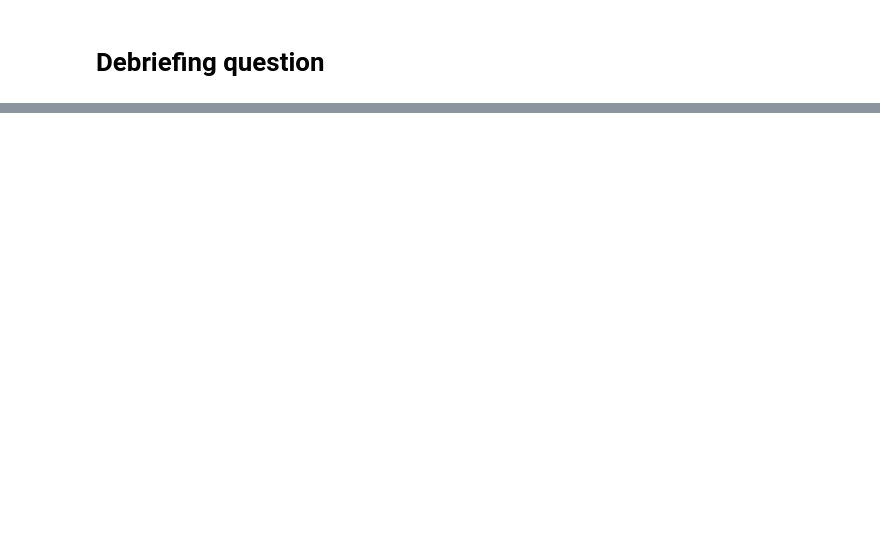
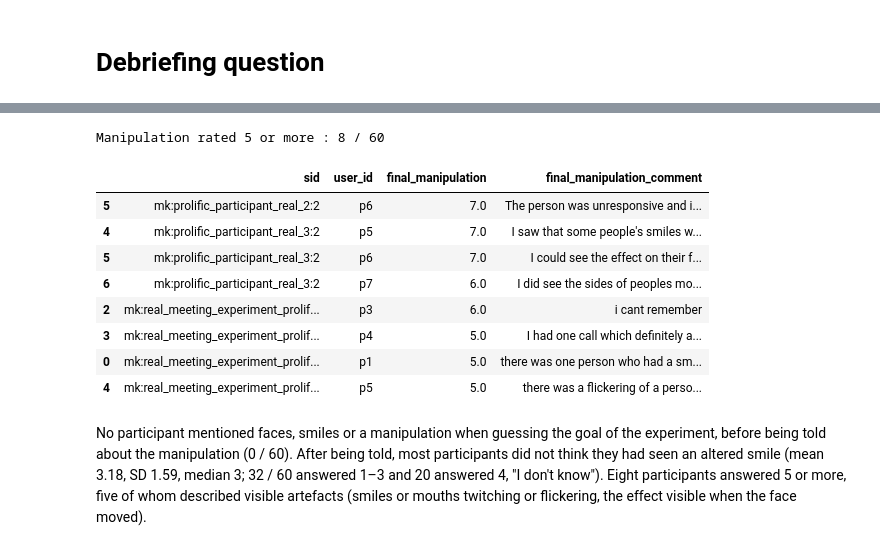
Before and after one commit to Pablo-Arias/ducksoup_methods_paper, a Jupyter notebook: behaviour/Behavior.ipynb, the cells around one changed output, grey strips where cells are left out. Cells and saved outputs as stored; diff of their text form; code cells hidden in the pictures; blank space fills up the shorter version.

```diff
--- a/behaviour/Behavior.ipynb
+++ b/behaviour/Behavior.ipynb
@@ -370,0 +417,19 @@ debrief_df.to_csv("../data/behavior/debrief.csv")
+# %%
+#Participants who rated the manipulation question 5 or more, with their comment
+df_analysis = detection_df.copy()
+
+df_analysis = df_analysis.loc[df_analysis["final_manipulation"] >= 5]
+
+print("Manipulation rated 5 or more : " + str(len(df_analysis)) + " / " + str(detection_df["final_manipulation"].notna().sum()))
+df_analysis[["sid", "user_id", "final_manipulation", "final_manipulation_comment"]]
+# %% [output]
+Manipulation rated 5 or more : 8 / 60
+|  | sid | user_id | final_manipulation | final_manipulation_comment |
+| 5 | mk:prolific_participant_real_2:2 | p6 | 7.0 | The person was unresponsive and i... |
+| 4 | mk:prolific_participant_real_3:2 | p5 | 7.0 | I saw that some people's smiles w... |
+| 5 | mk:prolific_participant_real_3:2 | p6 | 7.0 | I could see the effect on their f... |
+| 6 | mk:prolific_participant_real_3:2 | p7 | 6.0 | I did see the sides of peoples mo... |
+| 2 | mk:real_meeting_experiment_prolif... | p3 | 6.0 | i cant remember |
+| 3 | mk:real_meeting_experiment_prolif... | p4 | 5.0 | I had one call which definitely a... |
+| 0 | mk:real_meeting_experiment_prolif... | p1 | 5.0 | there was one person who had a sm... |
+| 4 | mk:real_meeting_experiment_prolif... | p5 | 5.0 | there was a flickering of a perso... |
@@ -370,0 +481,2 @@ debrief_df.to_csv("../data/behavior/debrief.csv")
+# %% [markdown]
+No participant mentioned faces, smiles or a manipulation when guessing the goal of the experiment, before being told about the manipulation (0 / 60). After being told, most participants did not think they had seen an altered smile (mean 3.18, SD 1.59, median 3; 32 / 60 answered 1–3 and 20 answered 4, "I don't know"). Eight participants answered 5 or more, five of whom described visible artefacts (smiles or mouths twitching or flickering, the effect visible when the face moved).
```
Also changed, not shown: parts of 10 cells of this notebook, 2 other files.
